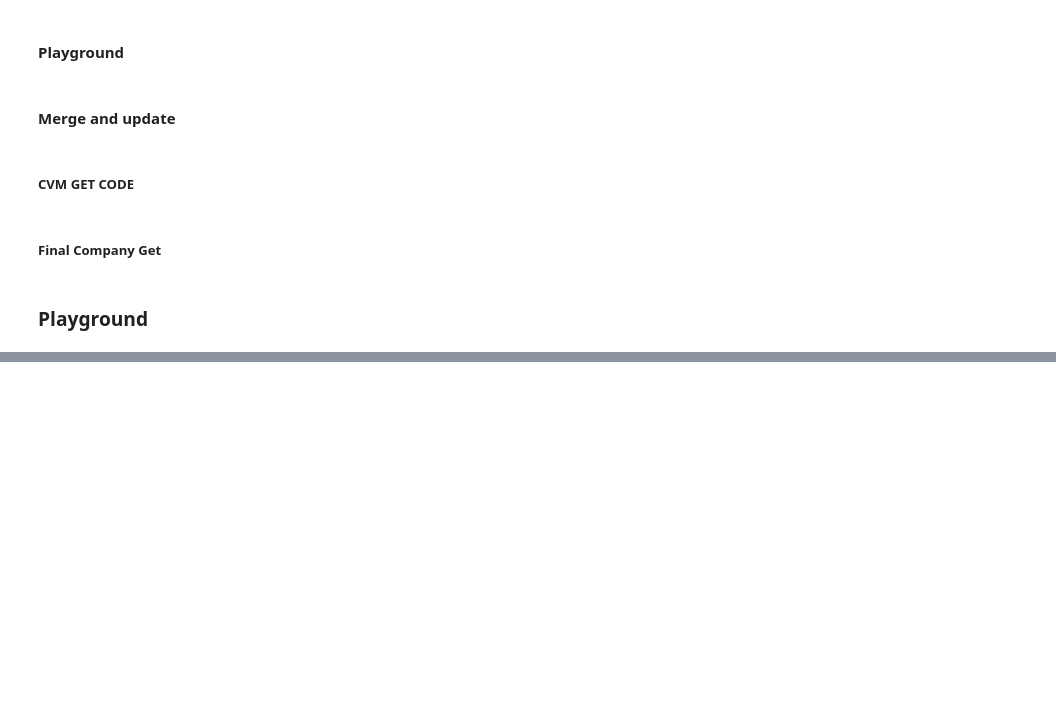
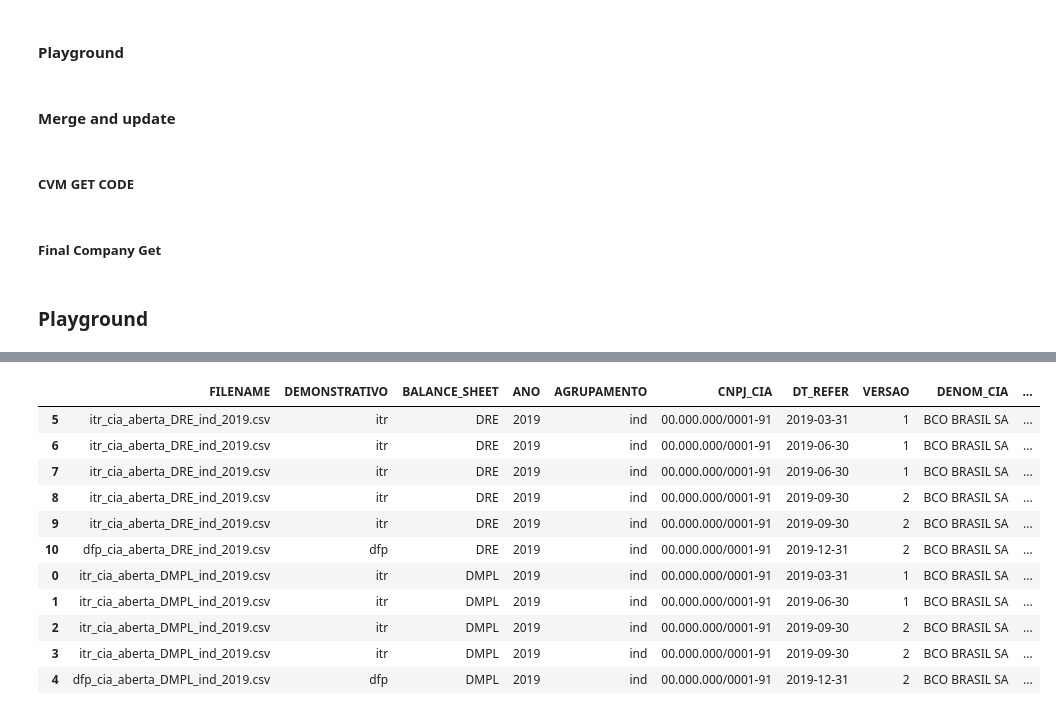
Before and after one commit to faustostangler/DSH, a Jupyter notebook: read_dash.ipynb, the cells around one changed output, grey strips where cells are left out. Saved outputs shown, nothing was run; the diff lists cells and outputs as text; code cells hidden in the pictures; blank space fills up the shorter version.

```diff
--- a/read_dash.ipynb
+++ b/read_dash.ipynb
@@ -390,0 +345,72 @@ for year, df in cvm_web.items():
+# %%
+# df_columns = ['AGRUPAMENTO', 'CNPJ_CIA', 'DT_REFER', 'CD_CONTA', 'DS_CONTA', 'COLUNA_DF', 'VL_CONTA', ]
+
+# Define the list of columns that should not be included as key columns for merging.
+compare_columns = ['VL_CONTA']
+
+# Generate the list of key columns for merging by excluding the columns listed in no_columns.
+key_columns = [col for col in df_columns if col not in compare_columns]
+
+# updated values
+# Merge the local and web DataFrames based on the key columns, and an indicator column
+df_updated_values = pd.merge(df_local, df_web, on=key_columns, how='outer', suffixes=('_local', '_web'), indicator=True)
+
+existing_lines = df_updated_values['_merge'] == 'left_only'  # Rows that exist only in the local DataFrame.
+new_lines = df_updated_values['_merge'] == 'right_only'  # Rows that exist only in the web DataFrame.
+updated_lines = (df_updated_values['_merge'] == 'both') & (df_updated_values['VL_CONTA_local'] != df_updated_values['VL_CONTA_web'])  # Rows that exist in both but have different 'VL_CONTA' values.
+
+# Define conditions to determine which values to keep in the merged DataFrame.
+conditions = [
+    existing_lines,
+    new_lines,
+    updated_lines,
+]
+
+# Define the choices corresponding to each condition.
+choices = [
+    df_updated_values['VL_CONTA_local'],  # existing_lines = Keep the local value for 'VL_CONTA' if the row is from local only.
+    df_updated_values['VL_CONTA_web'],    # new_lines = Keep the web value for 'VL_CONTA' if the row is from web only.
+    df_updated_values['VL_CONTA_web']     # updated_lines = Keep the web value for 'VL_CONTA' if the values differ between local and web.
+]
+
+# Apply the conditions to create a new 'VL_CONTA' column in the merged DataFrame.
+df_updated_values['VL_CONTA'] = np.select(conditions, choices, default=df_updated_values['VL_CONTA_web'])
+
+# updated rows (rows with updated values)
+# Create a mask to identify rows that have been updated or are new from the web DataFrame.
+updated_rows_mask = (new_lines | updated_lines)
+
+# Use the mask to filter the merged DataFrame to only include updated or new rows.
+df_updated_rows = df_updated_values[updated_rows_mask]
+
+# updated_quarters
+# Define the columns to be used for the final filtering.
+quarter_col = ['']
+unique_sheet_cols = ['CNPJ_CIA', 'AGRUPAMENTO', 'CD_CONTA', 'DS_CONTA', 'COLUNA_DF']
+
+filter_cols = [col for col in unique_sheet_cols if col not in quarter_col]
+df_updated_rows[filter_cols]
+
+# Perform an inner merge to filter the original merged DataFrame using the updated rows
+# and keep only the rows with matching values in the specified filter columns.
+df_updated_quarters = pd.merge(
+    df_updated_rows[filter_cols].drop_duplicates(),  # Only the columns to match from the updated rows.
+    df_updated_values,  # The original merged DataFrame - the updated complete df
+    on=filter_cols,  # Columns to match on
+    how='inner'  # Keep only matches found in both DataFrames.
+)
+df_updated_quarters = df_updated_quarters.sort_values(by=['CNPJ_CIA', 'AGRUPAMENTO', 'CD_CONTA', 'DS_CONTA', 'COLUNA_DF', 'DT_REFER', ])[df_columns]
+df_updated_quarters
+# %% [output]
+|  | FILENAME | DEMONSTRATIVO | BALANCE_SHEET | ANO | AGRUPAMENTO | CNPJ_CIA | DT_REFER | VERSAO | DENOM_CIA | ... |
+| 5 | itr_cia_aberta_DRE_ind_2019.csv | itr | DRE | 2019 | ind | 00.000.000/0001-91 | 2019-03-31 | 1 | BCO BRASIL SA | ... |
+| 6 | itr_cia_aberta_DRE_ind_2019.csv | itr | DRE | 2019 | ind | 00.000.000/0001-91 | 2019-06-30 | 1 | BCO BRASIL SA | ... |
+| 7 | itr_cia_aberta_DRE_ind_2019.csv | itr | DRE | 2019 | ind | 00.000.000/0001-91 | 2019-06-30 | 1 | BCO BRASIL SA | ... |
+| 8 | itr_cia_aberta_DRE_ind_2019.csv | itr | DRE | 2019 | ind | 00.000.000/0001-91 | 2019-09-30 | 2 | BCO BRASIL SA | ... |
+| 9 | itr_cia_aberta_DRE_ind_2019.csv | itr | DRE | 2019 | ind | 00.000.000/0001-91 | 2019-09-30 | 2 | BCO BRASIL SA | ... |
+| 10 | dfp_cia_aberta_DRE_ind_2019.csv | dfp | DRE | 2019 | ind | 00.000.000/0001-91 | 2019-12-31 | 2 | BCO BRASIL SA | ... |
+| 0 | itr_cia_aberta_DMPL_ind_2019.csv | itr | DMPL | 2019 | ind | 00.000.000/0001-91 | 2019-03-31 | 1 | BCO BRASIL SA | ... |
+| 1 | itr_cia_aberta_DMPL_ind_2019.csv | itr | DMPL | 2019 | ind | 00.000.000/0001-91 | 2019-06-30 | 1 | BCO BRASIL SA | ... |
+| 2 | itr_cia_aberta_DMPL_ind_2019.csv | itr | DMPL | 2019 | ind | 00.000.000/0001-91 | 2019-09-30 | 2 | BCO BRASIL SA | ... |
+| 3 | itr_cia_aberta_DMPL_ind_2019.csv | itr | DMPL | 2019 | ind | 00.000.000/0001-91 | 2019-09-30 | 2 | BCO BRASIL SA | ... |
+| 4 | dfp_cia_aberta_DMPL_ind_2019.csv | dfp | DMPL | 2019 | ind | 00.000.000/0001-91 | 2019-12-31 | 2 | BCO BRASIL SA | ... |
```
Also changed, not shown: parts of 12 cells of this notebook, 4 other files.
